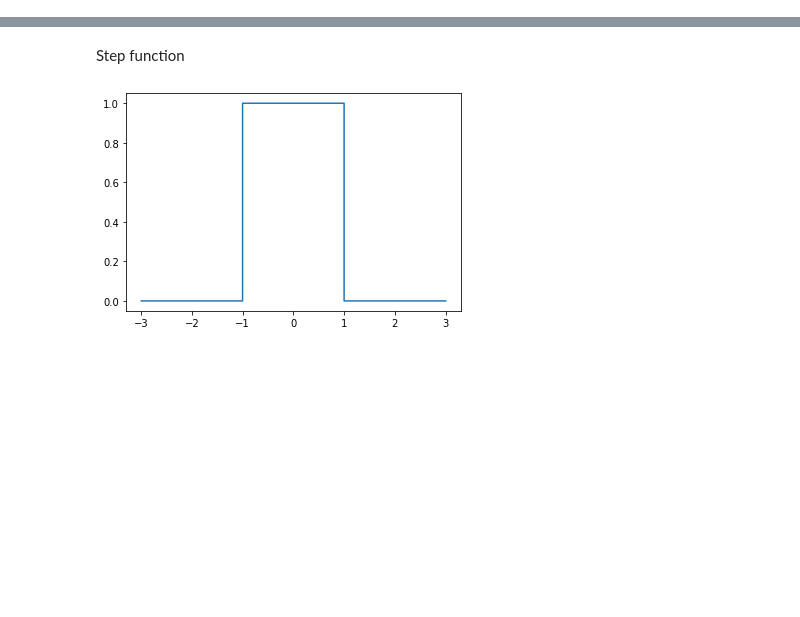
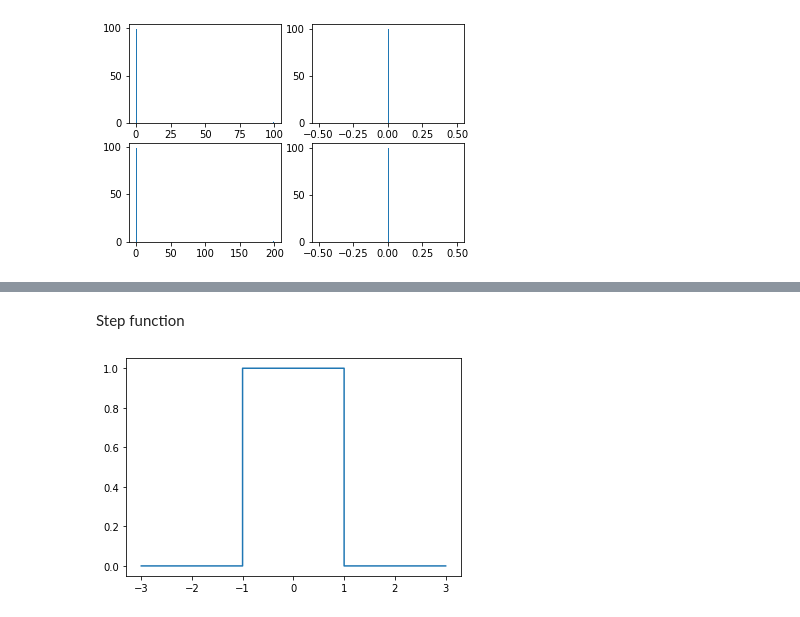
Before and after one commit to martinaoliver/modelling, a Jupyter notebook: 3954/numerical_confocal/code/entropy/fourier_theory/fourier_replicatingpaper.ipynb, the cells around one changed output, grey strips where cells are left out. Drawn from its saved outputs; the diff is of its cells as text; code cells hidden in the pictures; blank space fills up the shorter version.

```diff
--- a/3954/numerical_confocal/code/entropy/fourier_theory/fourier_replicatingpaper.ipynb
+++ b/3954/numerical_confocal/code/entropy/fourier_theory/fourier_replicatingpaper.ipynb
@@ -4,0 +28,22 @@ from scipy.fft import fft, ifft
+# %%
+U=np.round(U, decimals=3)
+
+fft_U0 = fft(U[0])
+plt.subplot(221)
+plt.hist(np.real(fft_U0), bins=120)
+# print(np.amax(np.real(fft_U0)), np.amin(np.real(fft_U0)))
+plt.subplot(222)
+plt.hist(np.imag(fft_U0),bins=120)
+# print(np.amax(np.imag(fft_U0)), np.amin(np.imag(fft_U0)))
+
+plt.subplot(223)
+fft_U1 = fft(U[1])
+plt.hist(np.real( fft_U1),bins=120)
+# print(np.amax(np.real(fft_U1)), np.amin(np.real(fft_U1)))
+plt.subplot(224)
+plt.hist(np.imag(fft_U1),bins=120)
+# print(np.amax(np.imag(fft_U1)), np.amin(np.imag(fft_U1)))
+
+plt.show()
+# %% [output]
+[figure, added]
```
Also changed, not shown: parts of 13 cells of this notebook, 15 other files.
